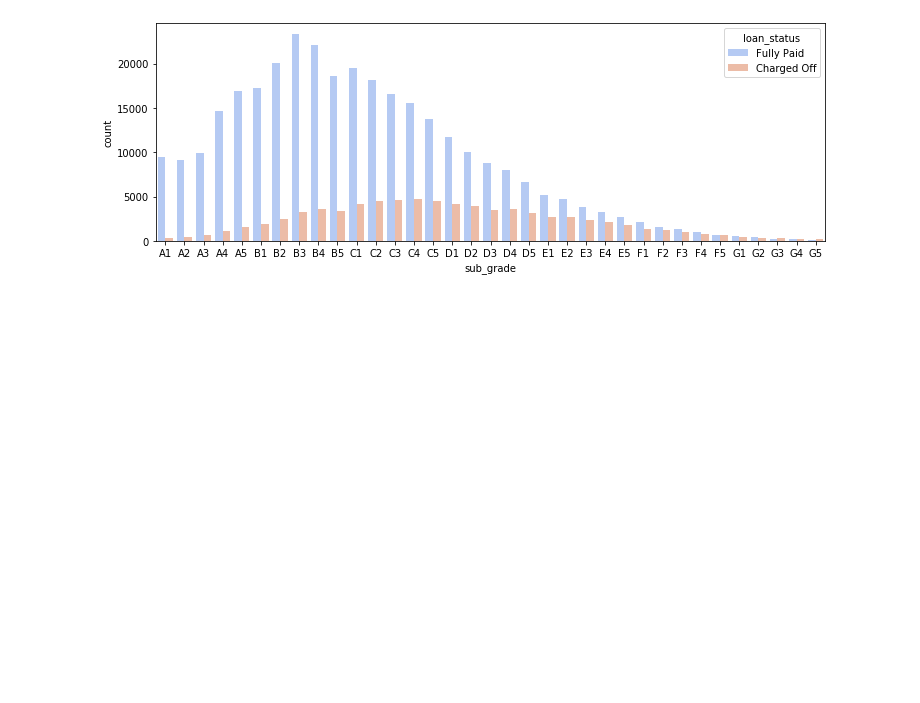
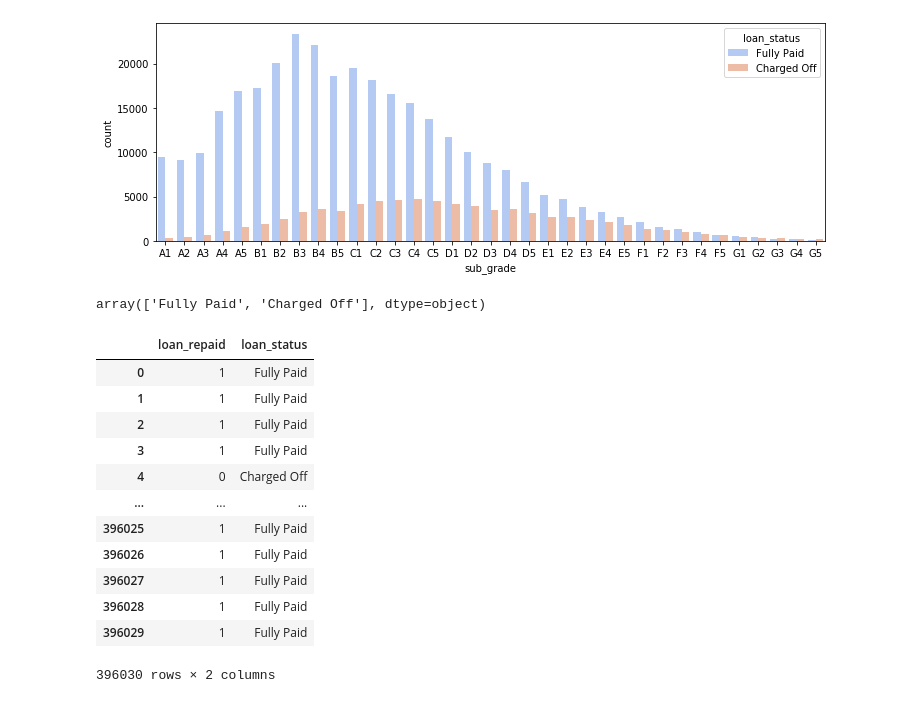
Before and after one commit to R-aryan/Lending-Club-loan, a Jupyter notebook: Lending_Club_Loan.ipynb, the cells around one changed output. Drawn from its saved outputs; the diff is of its cells as text; code cells hidden in the pictures; blank space fills up the shorter version.

```diff
--- a/Lending_Club_Loan.ipynb
+++ b/Lending_Club_Loan.ipynb
@@ -379,3 +379,27 @@ sns.countplot(x='sub_grade',data=data,order = subgrade_order,palette='coolwarm'
 # %% [output]
 <matplotlib.axes._subplots.AxesSubplot at 0x...>
 [figure]
+# %%
+#Create a new column called 'load_repaid' which will contain a 1 if the loan status was "Fully Paid" and a 0 if it was "Charged Off".
+
+data['loan_status'].unique()
+# %% [output]
+array(['Fully Paid', 'Charged Off'], dtype=object)
+# %%
+data['loan_repaid'] = data['loan_status'].map({'Fully Paid':1,'Charged Off':0})
+# %%
+data[['loan_repaid','loan_status']]
+# %% [output]
+|  | loan_repaid | loan_status |
+| 0 | 1 | Fully Paid |
+| 1 | 1 | Fully Paid |
+| 2 | 1 | Fully Paid |
+| 3 | 1 | Fully Paid |
+| 4 | 0 | Charged Off |
+| ... | ... | ... |
+| 396025 | 1 | Fully Paid |
+| 396026 | 1 | Fully Paid |
+| 396027 | 1 | Fully Paid |
+| 396028 | 1 | Fully Paid |
+| 396029 | 1 | Fully Paid |
+396030 rows × 2 columns
```
